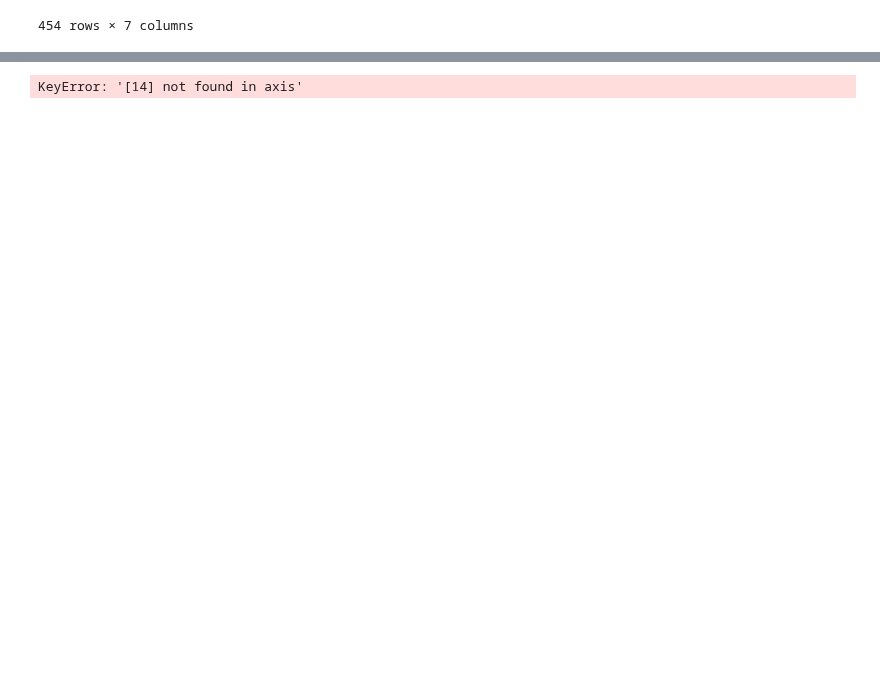
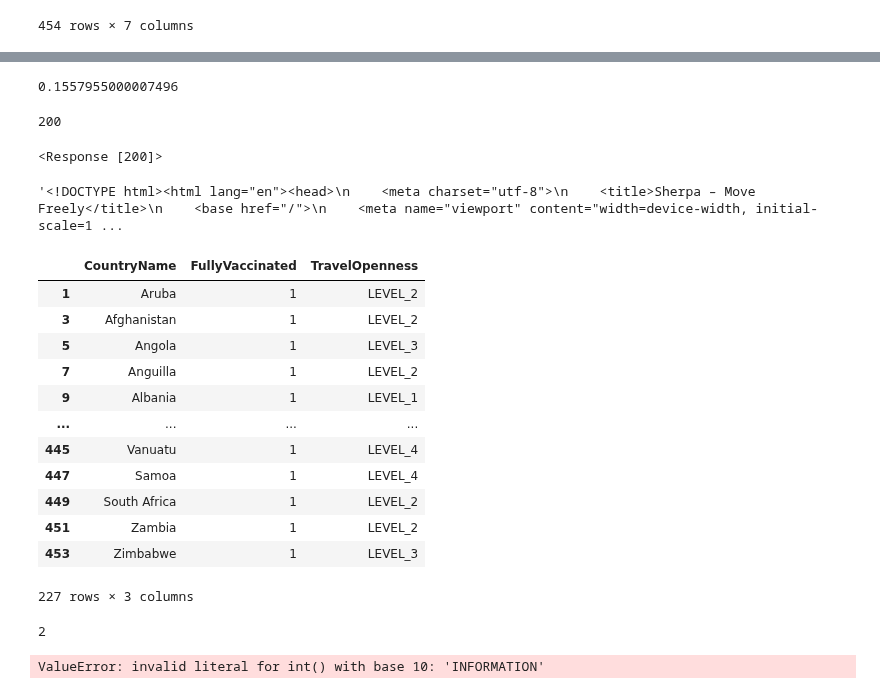
Before and after one commit to bossiilaria/Python, a Jupyter notebook: IntlExp/IntlExp.ipynb, the cells around one changed output, grey strips where cells are left out. Saved outputs shown, nothing was run; the diff lists cells and outputs as text; code cells hidden in the pictures; blank space fills up the shorter version.

```diff
--- a/IntlExp/IntlExp.ipynb
+++ b/IntlExp/IntlExp.ipynb
@@ -137,4 +177,0 @@ Length: 454, dtype: object
-# %%
-#I am only interested in the FullyVaccinated = 1
-for i in levelsDF.iterrows():
-    print('Sherpa rating for ' + levelsDF['CountryName'] + ' is ' + levelsDF['TravelOpenness'])
@@ -315,6 +210,0 @@ Int64Index([  1,   3,   5,   7,   9,  11,  12,  13,  14,  15,
-# %%
-for i in range(13, 453):
-    if levelsDF.index[i]%2==0:
-        levelsDF = levelsDF.drop(i)
-# %% [output]
-KeyError: '[14] not found in axis'
@@ -324,0 +211,26 @@ fullyVaxOnly
+# %%
+#I want to see which one is faster, creating excel file or listing all ratings?
+#JSON IS SLOWER THAN LISTING ALL RESULTS AND FASTER THAN MAKING EXCEL
+# 150 - 200 ms
+import timeit
+code = """import pandas as pd
+sherpaDF = pd.read_excel('excel_sample_searches_2SherpaData_21.xlsx')
+levelsDF = sherpaDF.iloc[0:454, 1:4]
+for i in range(4, 454):
+    if i%2==0:
+        levelsDF = levelsDF.drop(i)
+import json
+my_string = levelsDF.to_json(orient = 'records')
+my_json_loads = json.loads(my_string)
+my_string = levelsDF.to_json(orient = 'records')
+my_json_loads
+with open("validate.json", "w") as p:
+    json.dump(my_json_loads, p, indent = 4, sort_keys = True)
+with open('validate.json', 'r') as p:
+    json.load(p)"""
+
+execution_time = timeit.timeit(code, number=1)
+
+print(execution_time)
+# %% [output]
+0.1557955000007496
@@ -324,0 +248,14 @@ fullyVaxOnly
+# %%
+request.status_code
+# %% [output]
+200
+# %%
+request
+# %% [output]
+<Response [200]>
+# %%
+#You can take a look at the content with .content or .text
+#request.content
+request.text
+# %% [output]
+'<!DOCTYPE html><html lang="en"><head>\n    <meta charset="utf-8">\n    <title>Sherpa – Move Freely</title>\n    <base href="/">\n    <meta name="viewport" content="width=device-width, initial-scale=1 ...
@@ -324,0 +264,21 @@ fullyVaxOnly
+# %%
+#Pick only rows that I need, there's other ways of doing it. I can ask directly I only want
+#the rows with FullyVaccinated == 1
+#Do it with
+vaxDF = levelsDF[levelsDF['FullyVaccinated'] == 1]
+# %%
+vaxDF # redo this for due deligence with the rows with vax == 0
+# %% [output]
+|  | CountryName | FullyVaccinated | TravelOpenness |
+| 1 | Aruba | 1 | LEVEL_2 |
+| 3 | Afghanistan | 1 | LEVEL_2 |
+| 5 | Angola | 1 | LEVEL_3 |
+| 7 | Anguilla | 1 | LEVEL_2 |
+| 9 | Albania | 1 | LEVEL_1 |
+| ... | ... | ... | ... |
+| 445 | Vanuatu | 1 | LEVEL_4 |
+| 447 | Samoa | 1 | LEVEL_4 |
+| 449 | South Africa | 1 | LEVEL_2 |
+| 451 | Zambia | 1 | LEVEL_2 |
+| 453 | Zimbabwe | 1 | LEVEL_3 |
+227 rows × 3 columns
@@ -324,0 +289,8 @@ fullyVaxOnly
+# %%
+extract_level('LEVEL_2')
+# %% [output]
+2
+# %%
+vaxDF['TravelOpenness'].apply(extract_level)
+# %% [output]
+ValueError: invalid literal for int() with base 10: 'INFORMATION'
```
Also changed, not shown: parts of 38 cells of this notebook, 2 other files.
